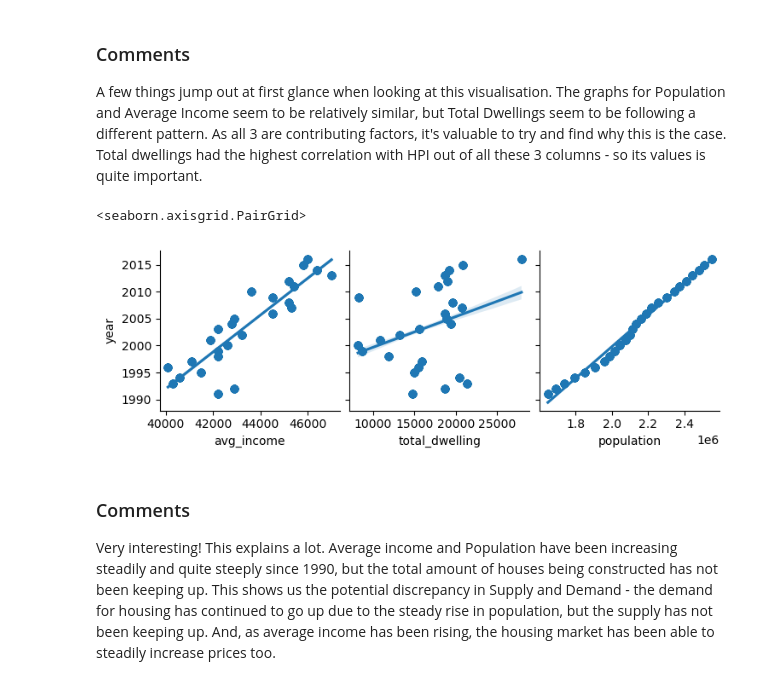
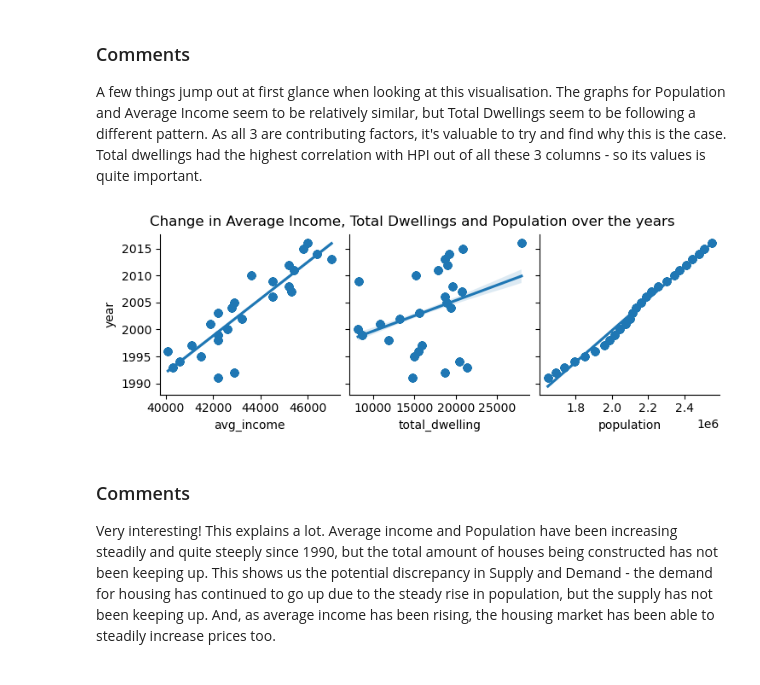
Before and after one commit to ubco-W2022T1-cosc301/group13, a Jupyter notebook: notebooks/analysis1.ipynb, the cells around one changed output. Saved outputs shown, nothing was run; the diff lists cells and outputs as text; code cells hidden in the pictures.

```diff
--- a/notebooks/analysis1.ipynb
+++ b/notebooks/analysis1.ipynb
@@ -166,11 +166,12 @@ sns.pairplot(final_df, x_vars=["avg_income", "total_dwelling", "population"], y_
 # %% [markdown]
 ### Comments
 A few things jump out at first glance when looking at this visualisation. The graphs for Population and Average Income seem to be relatively similar, but Total Dwellings seem to be following a different pattern. As all 3 are contributing factors, it's valuable to try and find why this is the case. Total dwellings had the highest correlation with HPI out of all these 3 columns - so its values is quite important.
-# %%
-sns.pairplot(final_df, x_vars=["avg_income", "total_dwelling", "population"], y_vars=["year"], kind="reg")
-# %% [output]
-<seaborn.axisgrid.PairGrid>
-[figure, removed]
+# %%
+ax = sns.pairplot(final_df, x_vars=["avg_income", "total_dwelling", "population"], y_vars=["year"], kind="reg")
+ax.fig.suptitle("Change in Average Income, Total Dwellings and Population over the years", y=1.05)
+plt.savefig('../images/gaurang_rq3.png')
+# %% [output]
+[figure, added]
 # %% [markdown]
 ### Comments
 Very interesting! This explains a lot. Average income and Population have been increasing steadily and quite steeply since 1990, but the total amount of houses being constructed has not been keeping up. This shows us the potential discrepancy in Supply and Demand - the demand for housing has continued to go up due to the steady rise in population, but the supply has not been keeping up. And, as average income has been rising, the housing market has been able to steadily increase prices too.
```
Also changed, not shown: parts of 4 cells of this notebook, 6 other files.
